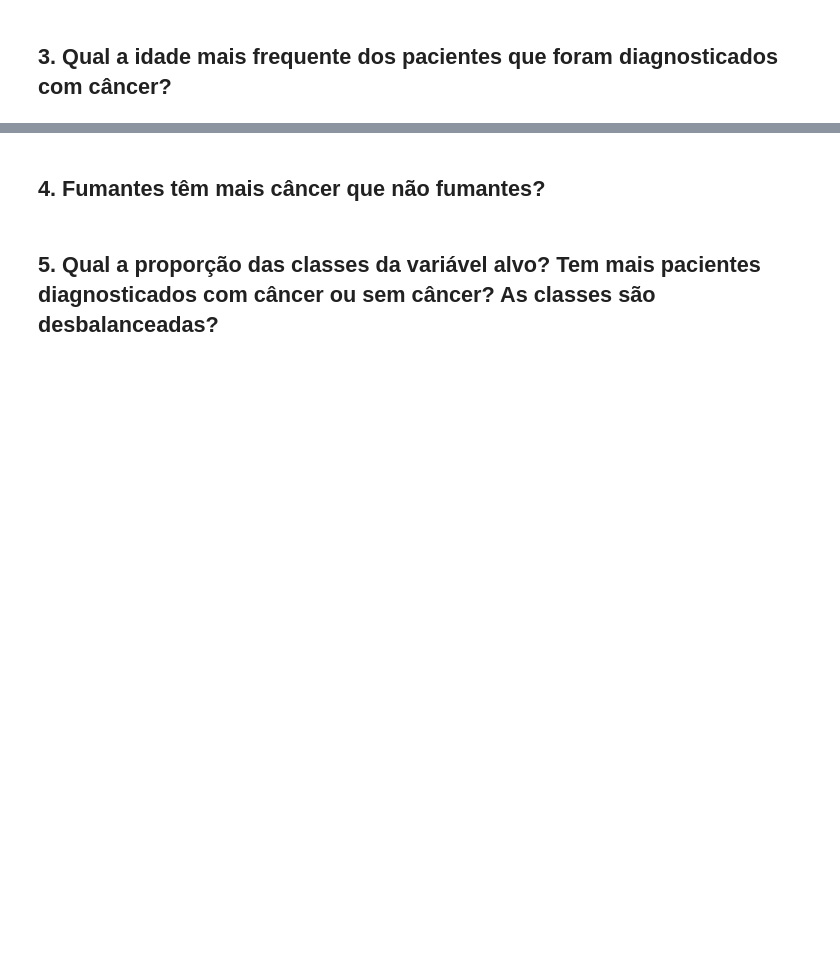
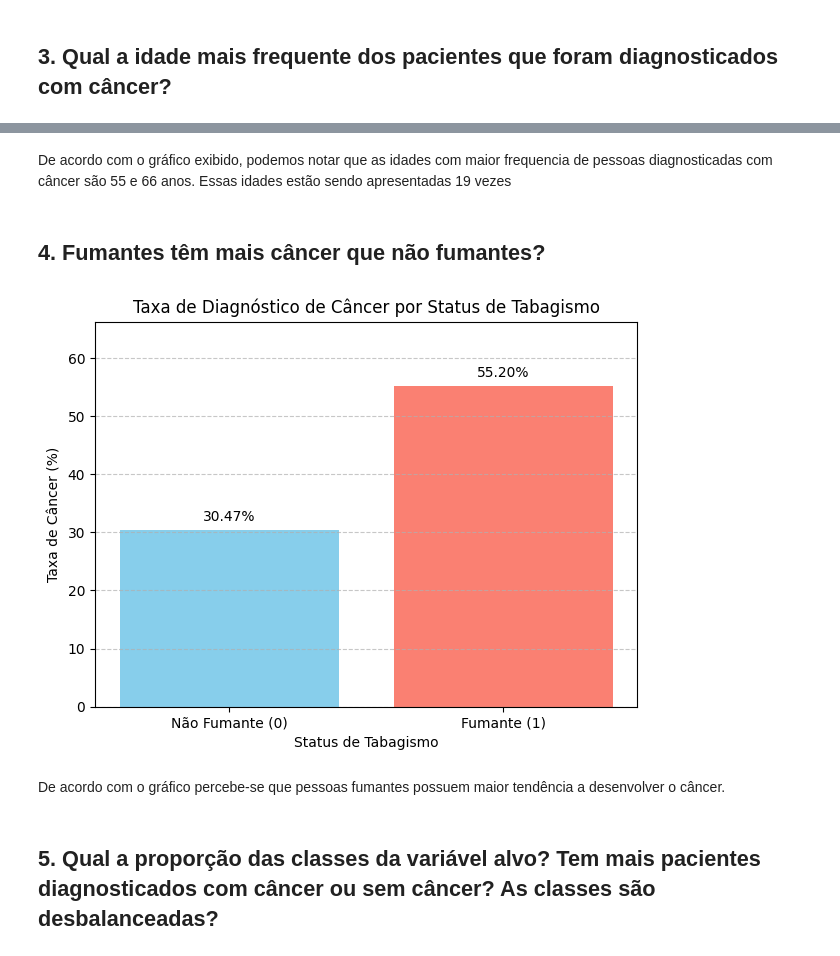
Before and after one commit to anasegatelli/curso-facens-python, a Jupyter notebook: ML/aula 2/RegLog_ExercícioAula.ipynb, the cells around one changed output, grey strips where cells are left out. Drawn from its saved outputs; the diff is of its cells as text; code cells hidden in the pictures; blank space fills up the shorter version.

```diff
--- a/ML/aula 2/RegLog_ExercícioAula.ipynb
+++ b/ML/aula 2/RegLog_ExercícioAula.ipynb
@@ -89,4 +200,44 @@ memory usage: 105.6 KB
+# %% [markdown]
+De acordo com o gráfico exibido, podemos notar que as idades com maior frequencia de pessoas diagnosticadas com câncer são 55 e 66 anos. Essas idades estão sendo apresentadas 19 vezes
 # %% [markdown]
 ## 4. Fumantes têm mais câncer que não fumantes?
+# %%
+
+# Calcular a taxa média de 'Diagnosis' (Câncer) para cada grupo de 'Smoking'.
+# A média de uma coluna binária (0 e 1) é a proporção de 1s.
+cancer_rate = df.groupby('Smoking')['Diagnosis'].mean() * 100 # Multiplica por 100 para percentual
+
+# Preparar os rótulos e valores para o gráfico
+data_for_plot = pd.DataFrame({
+    'Status de Tabagismo': ['Não Fumante (0)', 'Fumante (1)'],
+    'Taxa de Câncer (%)': cancer_rate.values
+})
+
+# ----------------------------------------------------
+# 2. GERAÇÃO DO GRÁFICO DE BARRAS
+# ----------------------------------------------------
+plt.figure(figsize=(7, 5))
+bars = plt.bar(
+    data_for_plot['Status de Tabagismo'],
+    data_for_plot['Taxa de Câncer (%)'],
+    color=['skyblue', 'salmon']
+)
+
+# Adicionar os valores percentuais acima de cada barra (rótulos)
+for bar in bars:
+    yval = bar.get_height()
+    # Verifica se há dados para evitar erro em caso de dataset vazio ou erro de cálculo
+    if yval > 0:
+        plt.text(bar.get_x() + bar.get_width()/2, yval + 1, f'{yval:.2f}%', ha='center', va='bottom')
+
+plt.title('Taxa de Diagnóstico de Câncer por Status de Tabagismo')
+plt.xlabel('Status de Tabagismo')
+plt.ylabel('Taxa de Câncer (%)')
+plt.ylim(0, max(data_for_plot['Taxa de Câncer (%)']) * 1.2 if not data_for_plot.empty else 100)
+plt.grid(axis='y', linestyle='--', alpha=0.7)
+# %% [output]
+[figure, added]
+# %% [markdown]
+De acordo com o gráfico percebe-se que pessoas fumantes possuem maior tendência a desenvolver o câncer.
 # %% [markdown]
 ## 5. Qual a proporção das classes da variável alvo? Tem mais pacientes diagnosticados com câncer ou sem câncer? As classes são desbalanceadas?
```
Also changed, not shown: parts of 15 cells of this notebook, 5 other files.
